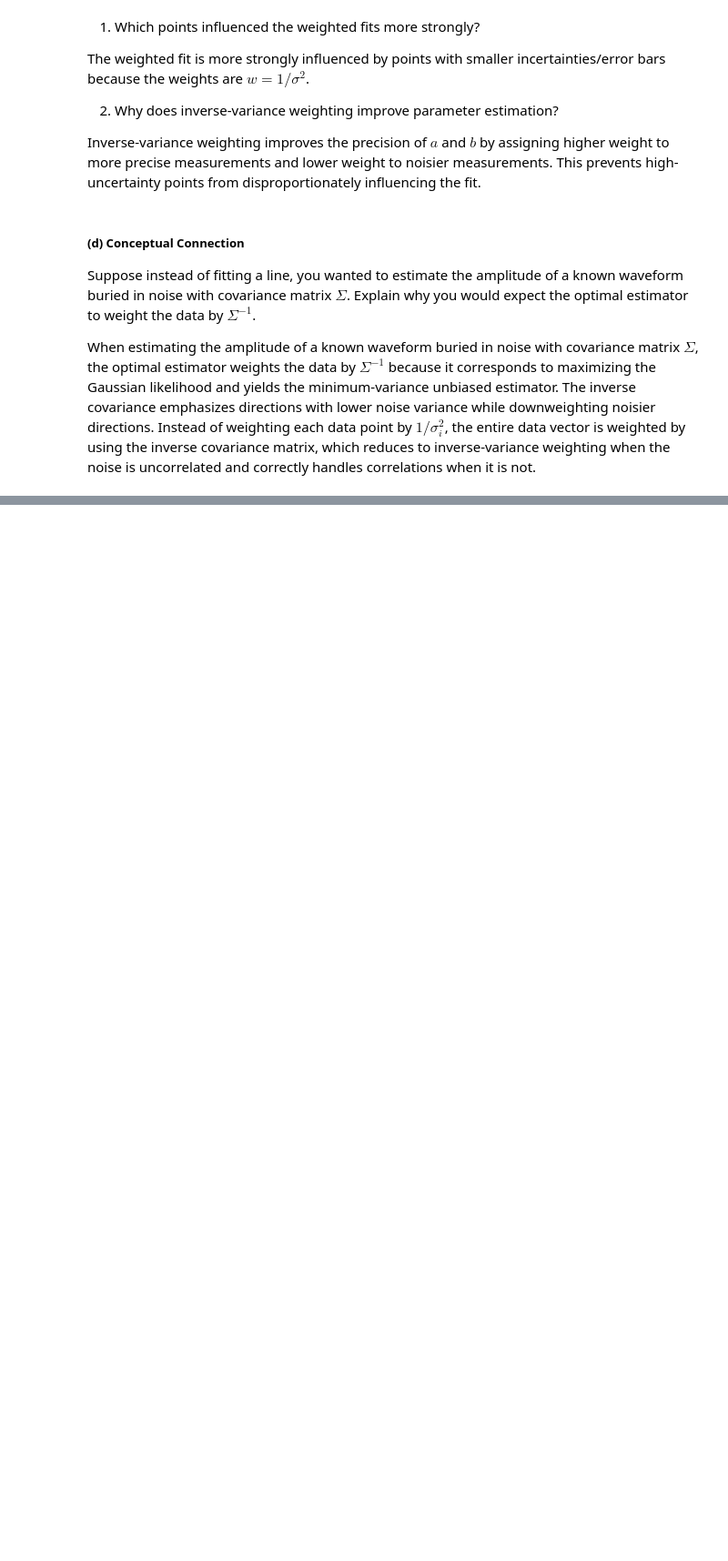
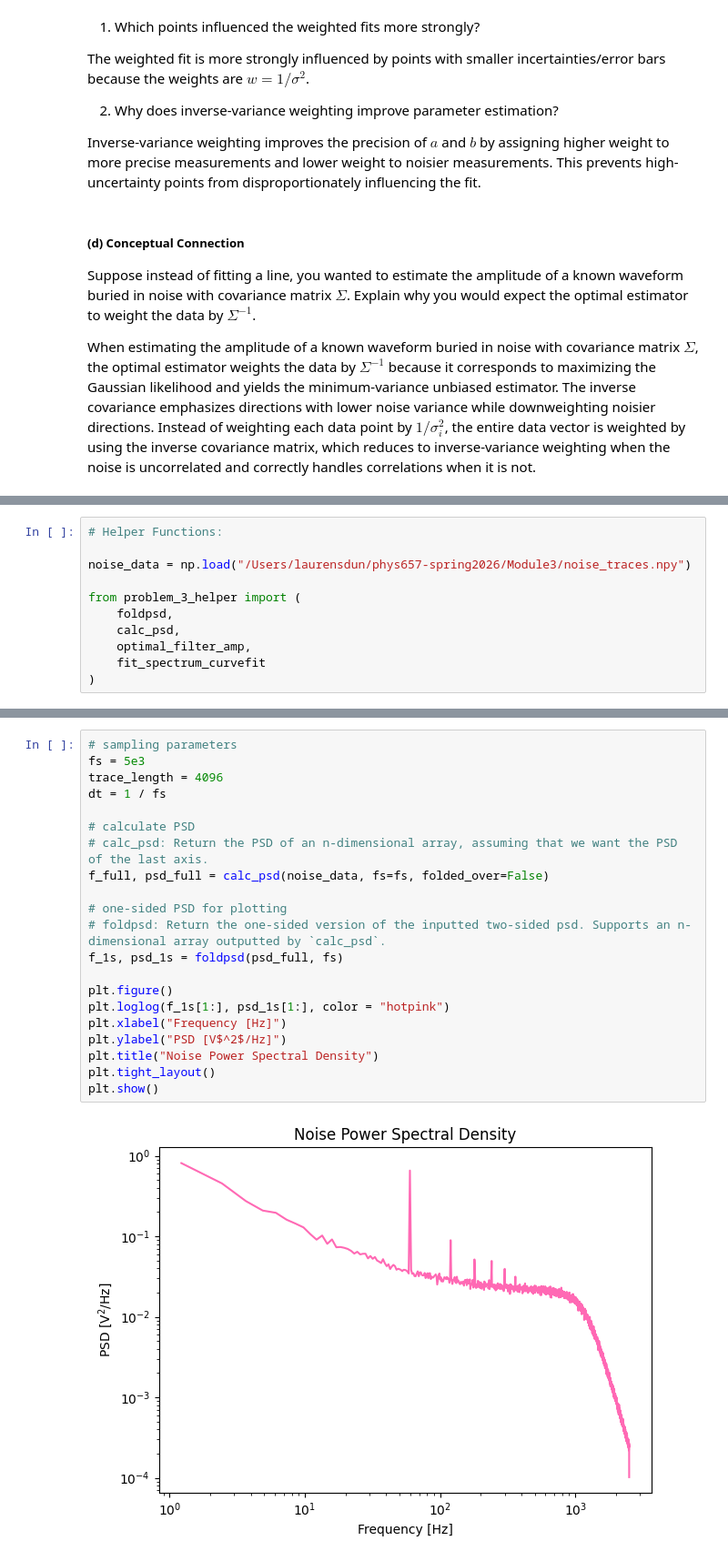
Before and after one commit to lsdun/phys657_spring_2026_Lauren_Abeera, a Jupyter notebook: Module3_Code.ipynb, the cells around one changed output, grey strips where cells are left out. Shown at 91% size. Saved outputs shown, nothing was run; the diff lists cells and outputs as text; blank space fills up the shorter version.

```diff
--- a/Module3_Code.ipynb
+++ b/Module3_Code.ipynb
@@ -108,0 +111,11 @@ When estimating the amplitude of a known waveform buried in noise with covarianc
+# %%
+# Helper Functions:
+
+noise_data = np.load("/Users/laurensdun/phys657-spring2026/Module3/noise_traces.npy")
+
+from problem_3_helper import (
+    foldpsd,
+    calc_psd,
+    optimal_filter_amp,
+    fit_spectrum_curvefit
+)
@@ -108,0 +126,23 @@ When estimating the amplitude of a known waveform buried in noise with covarianc
+# %%
+# sampling parameters
+fs = 5e3
+trace_length = 4096
+dt = 1 / fs
+
+# calculate PSD
+# calc_psd: Return the PSD of an n-dimensional array, assuming that we want the PSD of the last axis.
+f_full, psd_full = calc_psd(noise_data, fs=fs, folded_over=False)
+
+# one-sided PSD for plotting
+# foldpsd: Return the one-sided version of the inputted two-sided psd. Supports an n-dimensional array outputted by `calc_psd`.
+f_1s, psd_1s = foldpsd(psd_full, fs)
+
+plt.figure()
+plt.loglog(f_1s[1:], psd_1s[1:], color = "hotpink")
+plt.xlabel("Frequency [Hz]")
+plt.ylabel("PSD [V$^2$/Hz]")
+plt.title("Noise Power Spectral Density")
+plt.tight_layout()
+plt.show()
+# %% [output]
+[figure, added]
```
Also changed, not shown: parts of 2 cells of this notebook.
